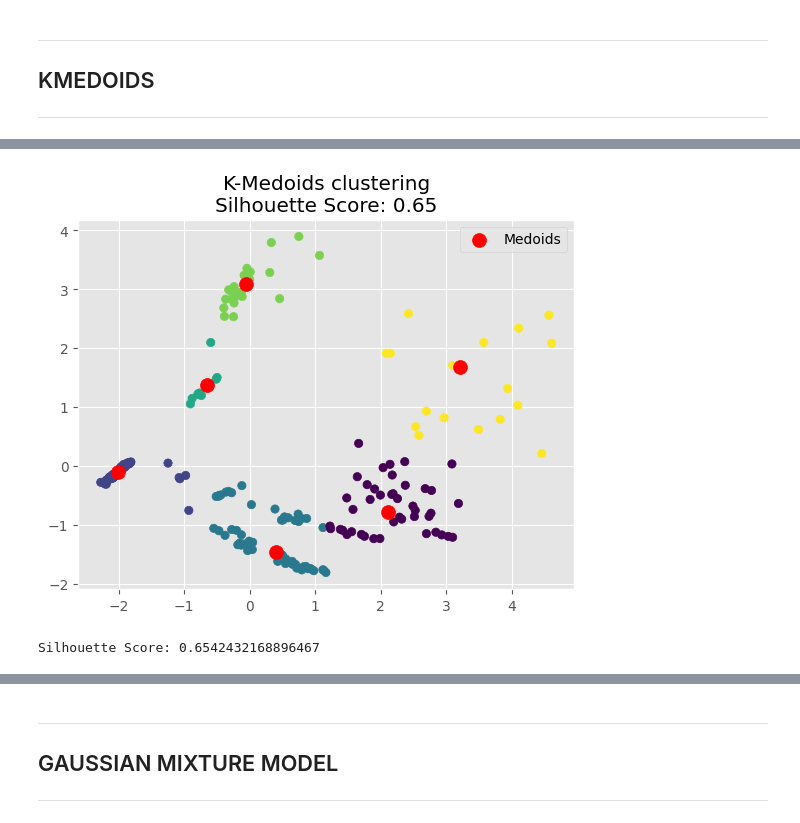
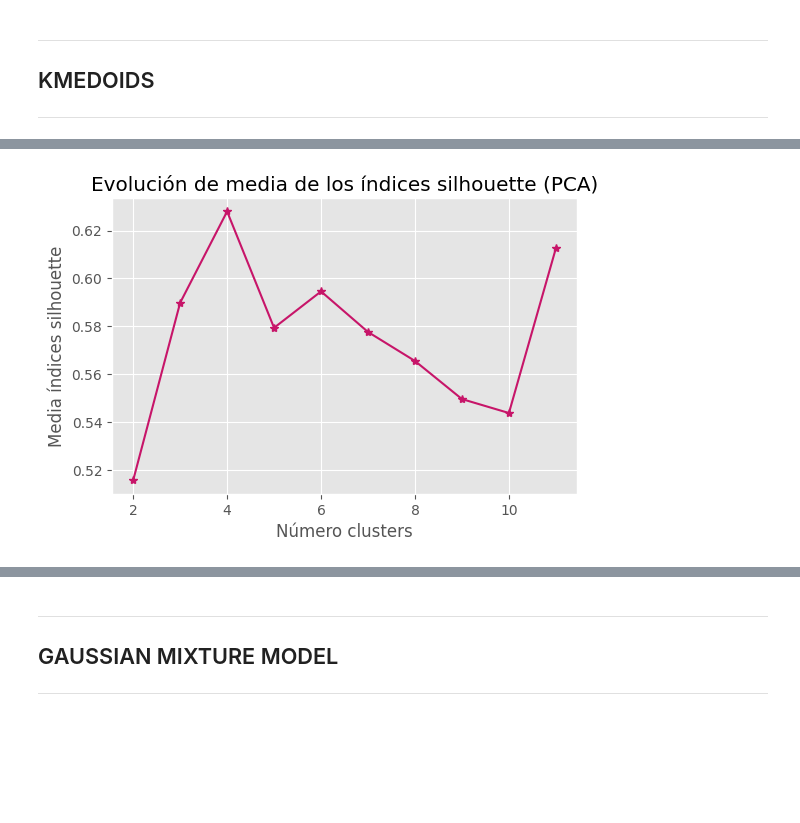
Before and after one commit to NathaliaMoniz/GRUPO09_Practica2, a Jupyter notebook: Practica.ipynb, the cells around one changed output, grey strips where cells are left out. Saved outputs shown, nothing was run; the diff lists cells and outputs as text; code cells hidden in the pictures; blank space fills up the shorter version.

```diff
--- a/Practica.ipynb
+++ b/Practica.ipynb
@@ -782,18 +708,25 @@ plt.show()
-# %%
-# Ejecutar K-Medoids con tus datos X_trans
-medoids, labels = kmedoids(X_trans, n_clusters=6)
-
-# Calcular el índice de Silhouette
-silhouette_avg = silhouette_score(X_trans, labels)
-
-# Visualización
-plt.scatter(X_trans[:, 0], X_trans[:, 1], c=labels, cmap='viridis')
-plt.scatter(medoids[:, 0], medoids[:, 1], marker='o', c='red', s=100, label='Medoids')
-plt.legend()
-plt.title('K-Medoids clustering\nSilhouette Score: {:.2f}'.format(silhouette_avg))
-plt.show()
-
-print("Silhouette Score:", silhouette_avg)
-# %% [output]
-[figure, removed]
-Silhouette Score: 0.6542432168896467
+# %%
+
+range_n_clusters = range(2, 12)
+valores_medios_silhouette = []
+
+for n_clusters in range_n_clusters:
+    modelo_kmeans = KMedoids(
+        n_clusters=n_clusters,
+        random_state=23
+
+    )
+    modelo_kmeans.fit(X=X_trans)
+    cluster_labels = modelo_kmeans.predict(X=X_trans)
+    silhouette_avg = silhouette_score(X_trans, cluster_labels)
+    valores_medios_silhouette.append(silhouette_avg)
+
+# Plot
+plt.figure(figsize=(6, 3.84))
+plt.plot(range_n_clusters, valores_medios_silhouette, marker='*', color='#C71569')
+plt.title("Evolución de media de los índices silhouette (PCA)")
+plt.xlabel('Número clusters')
+plt.ylabel('Media índices silhouette')
+plt.show()
+# %% [output]
+[figure, added]
```
Also changed, not shown: parts of 24 cells of this notebook.
